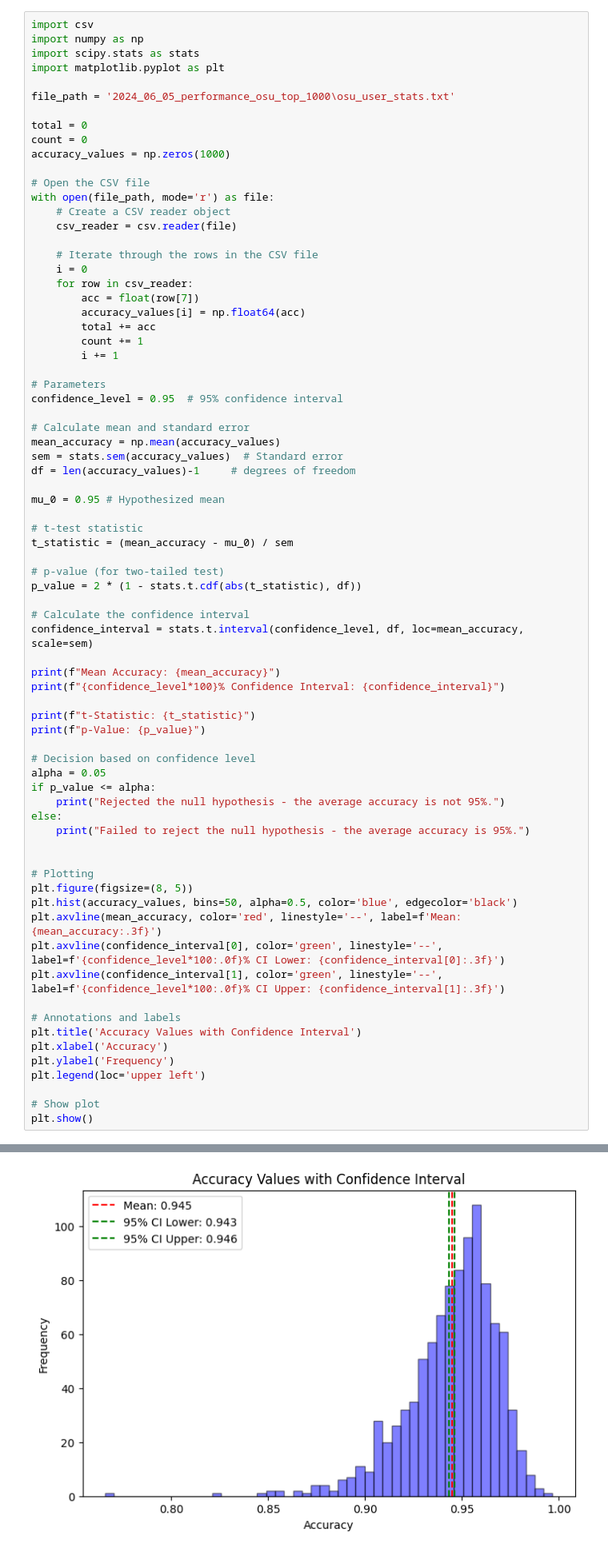
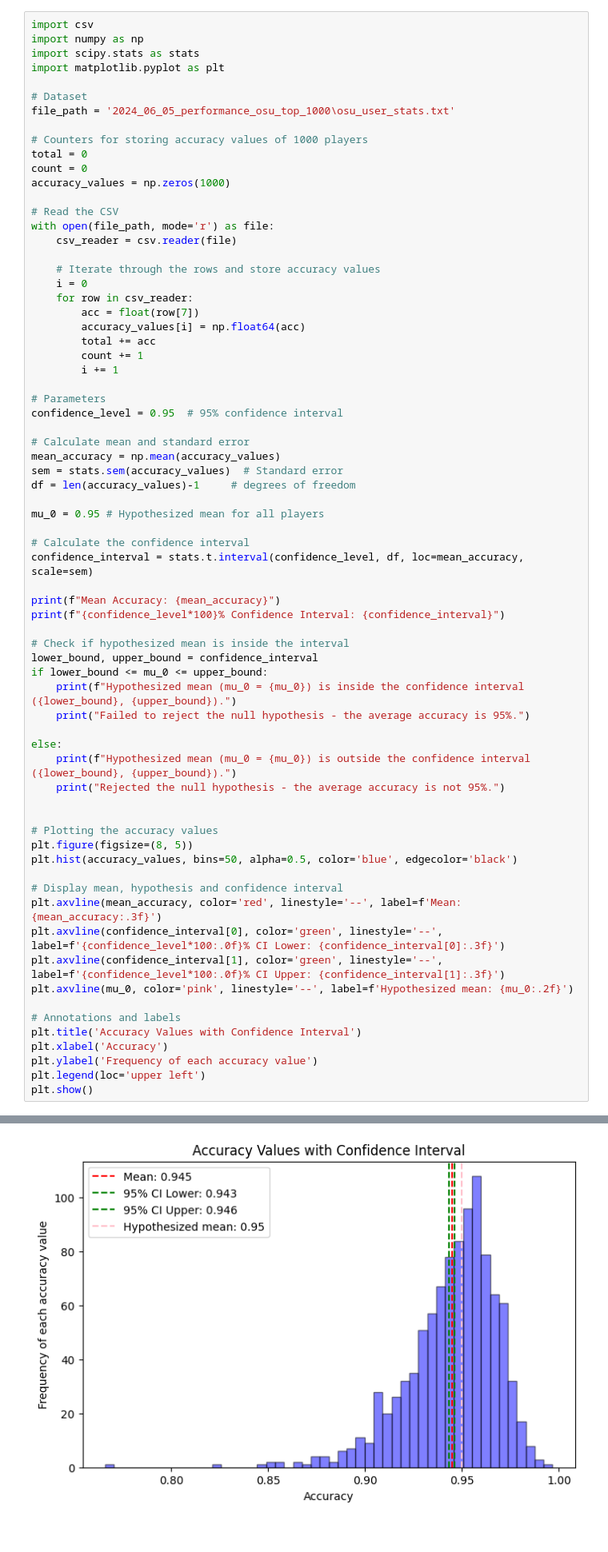
Before and after one commit to Kruchji/statistics_mff, a Jupyter notebook: stat_prace.ipynb, the cells around one changed output, grey strips where cells are left out. Shown: that part at 80% size. Cells and saved outputs as stored; diff of their text form.

```diff
--- a/stat_prace.ipynb
+++ b/stat_prace.ipynb
@@ -262,18 +264,19 @@ import numpy as np
 import scipy.stats as stats
 import matplotlib.pyplot as plt
 
+# Dataset
 file_path = '2024_06_05_performance_osu_top_1000\osu_user_stats.txt'
 
+# Counters for storing accuracy values of 1000 players
 total = 0
 count = 0
 accuracy_values = np.zeros(1000)
 
-# Open the CSV file
+# Read the CSV
 with open(file_path, mode='r') as file:
-    # Create a CSV reader object
     csv_reader = csv.reader(file)
 
-    # Iterate through the rows in the CSV file
+    # Iterate through the rows and store accuracy values
     i = 0
     for row in csv_reader:
         acc = float(row[7])
@@ -290,13 +293,7 @@ mean_accuracy = np.mean(accuracy_values)
 sem = stats.sem(accuracy_values)  # Standard error
 df = len(accuracy_values)-1     # degrees of freedom
 
-mu_0 = 0.95 # Hypothesized mean
-
-# t-test statistic
-t_statistic = (mean_accuracy - mu_0) / sem
-
-# p-value (for two-tailed test)
-p_value = 2 * (1 - stats.t.cdf(abs(t_statistic), df))
+mu_0 = 0.95 # Hypothesized mean for all players
 
 # Calculate the confidence interval
 confidence_interval = stats.t.interval(confidence_level, df, loc=mean_accuracy, scale=sem)
@@ -304,31 +301,32 @@ confidence_interval = stats.t.interval(confidence_level, df, loc=mean_accuracy,
 print(f"Mean Accuracy: {mean_accuracy}")
 print(f"{confidence_level*100}% Confidence Interval: {confidence_interval}")
 
-print(f"t-Statistic: {t_statistic}")
-print(f"p-Value: {p_value}")
-
-# Decision based on confidence level
-alpha = 0.05
-if p_value <= alpha:
-    print("Rejected the null hypothesis - the average accuracy is not 95%.")
-else:
+# Check if hypothesized mean is inside the interval
+lower_bound, upper_bound = confidence_interval
+if lower_bound <= mu_0 <= upper_bound:
+    print(f"Hypothesized mean (mu_0 = {mu_0}) is inside the confidence interval ({lower_bound}, {upper_bound}).")
     print("Failed to reject the null hypothesis - the average accuracy is 95%.")
 
+else:
+    print(f"Hypothesized mean (mu_0 = {mu_0}) is outside the confidence interval ({lower_bound}, {upper_bound}).")
+    print("Rejected the null hypothesis - the average accuracy is not 95%.")
 
-# Plotting
+
+# Plotting the accuracy values
 plt.figure(figsize=(8, 5))
 plt.hist(accuracy_values, bins=50, alpha=0.5, color='blue', edgecolor='black')
+
+# Display mean, hypothesis and confidence interval
 plt.axvline(mean_accuracy, color='red', linestyle='--', label=f'Mean: {mean_accuracy:.3f}')
 plt.axvline(confidence_interval[0], color='green', linestyle='--', label=f'{confidence_level*100:.0f}% CI Lower: {confidence_interval[0]:.3f}')
 plt.axvline(confidence_interval[1], color='green', linestyle='--', label=f'{confidence_level*100:.0f}% CI Upper: {confidence_interval[1]:.3f}')
+plt.axvline(mu_0, color='pink', linestyle='--', label=f'Hypothesized mean: {mu_0:.2f}')
 
 # Annotations and labels
 plt.title('Accuracy Values with Confidence Interval')
 plt.xlabel('Accuracy')
-plt.ylabel('Frequency')
+plt.ylabel('Frequency of each accuracy value')
 plt.legend(loc='upper left')
-
-# Show plot
 plt.show()
 # %% [output]
 Mean Accuracy: 0.944777422
@@ -338,2 +335,2 @@ p-Value: 6.730394019882624e-12
 Rejected the null hypothesis - the average accuracy is not 95%.
-[figure, old version]
+[figure, new version]
```
Also changed, not shown: parts of 5 cells of this notebook.
